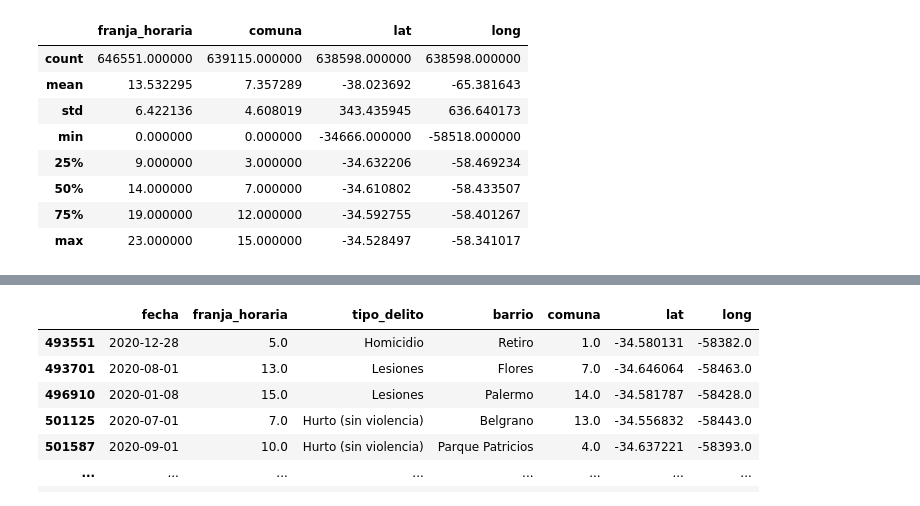
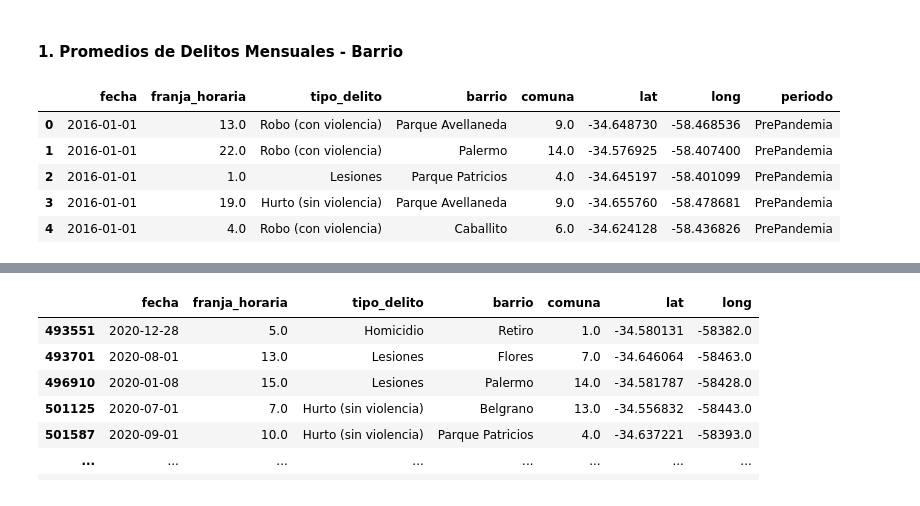
Before and after one commit to ctalamilla/analitica_delitos, a Jupyter notebook: delitos_etl.ipynb, the cells around one changed output, grey strips where cells are left out. Drawn from its saved outputs; the diff is of its cells as text; code cells hidden in the pictures.

```diff
--- a/delitos_etl.ipynb
+++ b/delitos_etl.ipynb
@@ -82,5 +166,6 @@ extract_load(links)
 # %%
 delitos = pd.read_csv("./datalake/delitos_consolidado.csv",  low_memory=False).drop("Unnamed: 0", axis=1)
+delitos["fecha"] = pd.to_datetime(delitos["fecha"])
 # %%
 def safe_float_conversion(value):
     try:
@@ -119,0 +215,2 @@ Name: count, dtype: int64
+# %%
+delitos = delitos.dropna()
@@ -140,12 +283,14 @@ fig.show()
+# %% [markdown]
+#### 1. Promedios de Delitos Mensuales - Barrio
+# %%
+delitos['periodo'] = 'PrePandemia'
+delitos.loc[delitos['fecha'] >= '2020-03-01', 'periodo'] = 'PostPandemia'
 # %%
-delitos.describe()
+delitos.head()
 # %% [output]
-|  | franja_horaria | comuna | lat | long |
-| count | 646551.000000 | 639115.000000 | 638598.000000 | 638598.000000 |
-| mean | 13.532295 | 7.357289 | -38.023692 | -65.381643 |
-| std | 6.422136 | 4.608019 | 343.435945 | 636.640173 |
-| min | 0.000000 | 0.000000 | -34666.000000 | -58518.000000 |
-| 25% | 9.000000 | 3.000000 | -34.632206 | -58.469234 |
-| 50% | 14.000000 | 7.000000 | -34.610802 | -58.433507 |
-| 75% | 19.000000 | 12.000000 | -34.592755 | -58.401267 |
-| max | 23.000000 | 15.000000 | -34.528497 | -58.341017 |
+|  | fecha | franja_horaria | tipo_delito | barrio | comuna | lat | long | periodo |
+| 0 | 2016-01-01 | 13.0 | Robo (con violencia) | Parque Avellaneda | 9.0 | -34.648730 | -58.468536 | PrePandemia |
+| 1 | 2016-01-01 | 22.0 | Robo (con violencia) | Palermo | 14.0 | -34.576925 | -58.407400 | PrePandemia |
+| 2 | 2016-01-01 | 1.0 | Lesiones | Parque Patricios | 4.0 | -34.645197 | -58.401099 | PrePandemia |
+| 3 | 2016-01-01 | 19.0 | Hurto (sin violencia) | Parque Avellaneda | 9.0 | -34.655760 | -58.478681 | PrePandemia |
+| 4 | 2016-01-01 | 4.0 | Robo (con violencia) | Caballito | 6.0 | -34.624128 | -58.436826 | PrePandemia |
```
Also changed, not shown: parts of 30 cells of this notebook, 7 other files.
